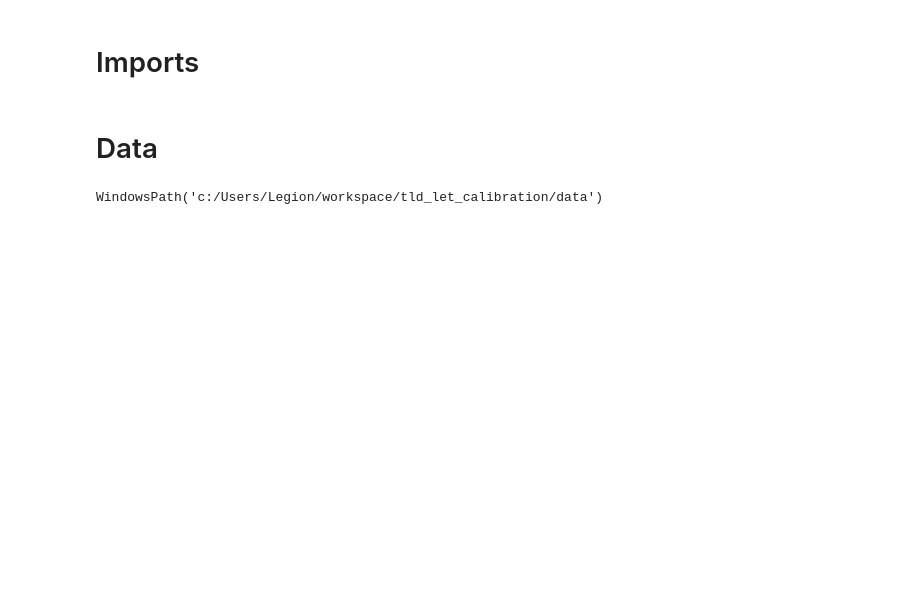
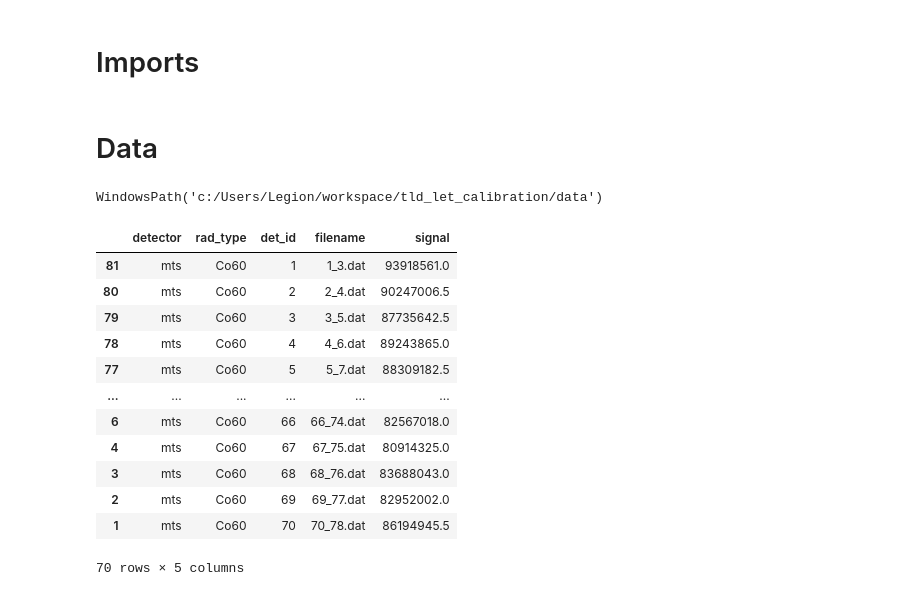
Before and after one commit to grzanka/tld_let_calibration, a Jupyter notebook: notebook/0.2-detector_signal_and_eff.ipynb, the cells around one changed output. Saved outputs shown, nothing was run; the diff lists cells and outputs as text; code cells hidden in the pictures; blank space fills up the shorter version.

```diff
--- a/notebook/0.2-detector_signal_and_eff.ipynb
+++ b/notebook/0.2-detector_signal_and_eff.ipynb
@@ -24,0 +31,36 @@ WindowsPath('c:/Users/Legion/workspace/tld_let_calibration/data')
+# %%
+df_calib_mts_Co60 = pd.read_excel(
+    data_dir / "interim" / "Wyniki_DK_IFJ.xlsx",
+    sheet_name="ifj_calib_mts",
+    usecols="A,H",
+    names=["filename", "signal"],
+    dtype={"filename": "string", "signal": "float"},
+)
+
+# drop rows with NaNs
+df_calib_mts_Co60.dropna(axis=0, how="all", inplace=True, subset="signal")
+df_calib_mts_Co60.insert(loc=0, column="detector", value=detector.mts.name)
+df_calib_mts_Co60.insert(loc=1, column="rad_type", value=radiation.Co60.name)
+df_calib_mts_Co60.insert(
+    loc=2,
+    column="det_id",
+    value=df_calib_mts_Co60.filename.apply(
+        lambda x: x.split("_")[0].rstrip("b")
+    ).astype("int"),
+)
+df_calib_mts_Co60.sort_values(by=["det_id"], inplace=True)
+df_calib_mts_Co60
+# %% [output]
+|  | detector | rad_type | det_id | filename | signal |
+| 81 | mts | Co60 | 1 | 1_3.dat | 93918561.0 |
+| 80 | mts | Co60 | 2 | 2_4.dat | 90247006.5 |
+| 79 | mts | Co60 | 3 | 3_5.dat | 87735642.5 |
+| 78 | mts | Co60 | 4 | 4_6.dat | 89243865.0 |
+| 77 | mts | Co60 | 5 | 5_7.dat | 88309182.5 |
+| ... | ... | ... | ... | ... | ... |
+| 6 | mts | Co60 | 66 | 66_74.dat | 82567018.0 |
+| 4 | mts | Co60 | 67 | 67_75.dat | 80914325.0 |
+| 3 | mts | Co60 | 68 | 68_76.dat | 83688043.0 |
+| 2 | mts | Co60 | 69 | 69_77.dat | 82952002.0 |
+| 1 | mts | Co60 | 70 | 70_78.dat | 86194945.5 |
+70 rows × 5 columns
```
Also changed, not shown: parts of 12 cells of this notebook.
